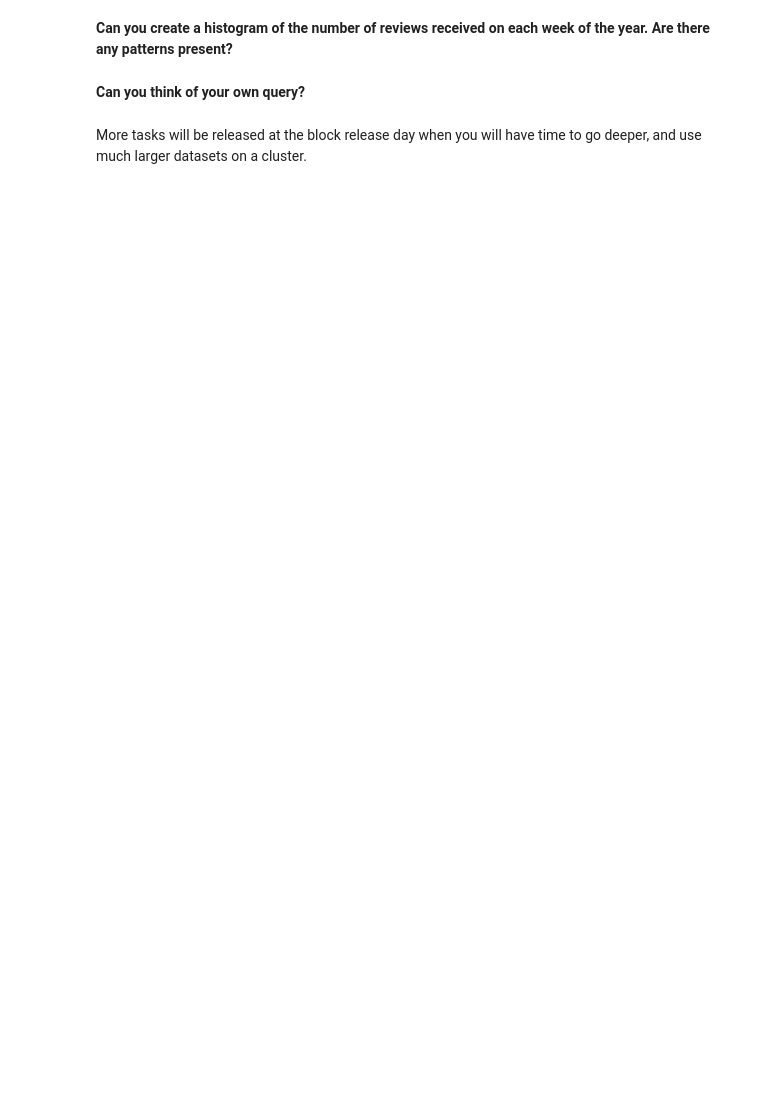
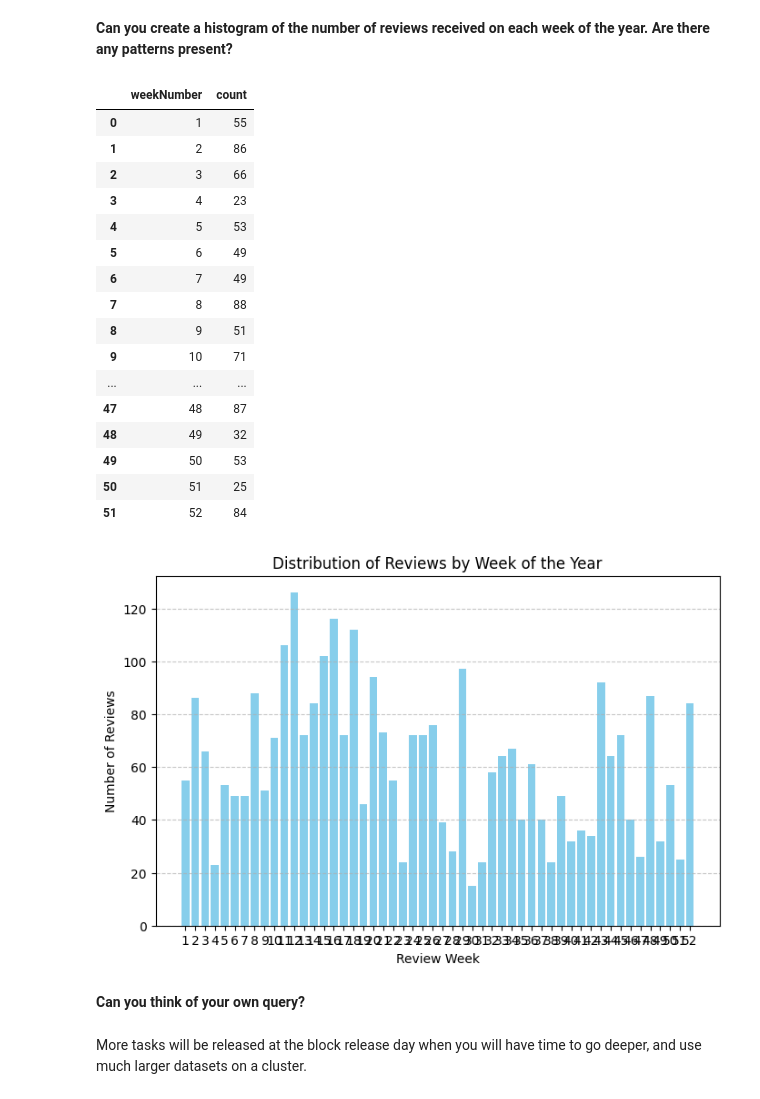
Before and after one commit to UoN-CS/lily_public, a Jupyter notebook: COMP3002 Task 1.ipynb, the cells around one changed output. Drawn from its saved outputs; the diff is of its cells as text; code cells hidden in the pictures; blank space fills up the shorter version.

```diff
--- a/COMP3002 Task 1.ipynb
+++ b/COMP3002 Task 1.ipynb
@@ -190,3 +144,45 @@ Think about how you would transform the data in the dataframe, and then collect
+# %%
+# Group by 'overall' rating and count occurrences
+# This creates a new Spark DataFrame with the rating and its count
+
+df = df.withColumn("reviewDate", sql.to_date(sql.to_timestamp(sql.col("unixReviewTime"))))
+df = df.withColumn("weekNumber", sql.weekofyear(sql.col("reviewDate")))
+
+rating_perweek_spark = df.groupBy("weekNumber").count().orderBy(sql.col("weekNumber").asc())
+
+# Convert the Spark DataFrame to a Pandas DataFrame for plotting
+# This step collects the aggregated data to the driver node.
+rating_perweek_spark = rating_perweek_spark.toPandas()
+display(rating_perweek_spark)
+
+# Create the bar plot using Matplotlib
+plt.figure(figsize=(8, 5))
+plt.bar(rating_perweek_spark['weekNumber'].astype(str), rating_perweek_spark['count'], color='skyblue')
+plt.title("Distribution of Reviews by Week of the Year")
+plt.xlabel("Review Week")
+plt.ylabel("Number of Reviews")
+plt.xticks(rotation=0) # Ensure x-axis labels are horizontal
+plt.grid(axis='y', linestyle='--', alpha=0.7) # Add a subtle grid
+plt.show()
+# %% [output]
+|  | weekNumber | count |
+| 0 | 1 | 55 |
+| 1 | 2 | 86 |
+| 2 | 3 | 66 |
+| 3 | 4 | 23 |
+| 4 | 5 | 53 |
+| 5 | 6 | 49 |
+| 6 | 7 | 49 |
+| 7 | 8 | 88 |
+| 8 | 9 | 51 |
+| 9 | 10 | 71 |
+| ... | ... | ... |
+| 47 | 48 | 87 |
+| 48 | 49 | 32 |
+| 49 | 50 | 53 |
+| 50 | 51 | 25 |
+| 51 | 52 | 84 |
+[figure, added]
 # %% [markdown]
 **Can you think of your own query?**
 # %%
```
Also changed, not shown: parts of 12 cells of this notebook.
